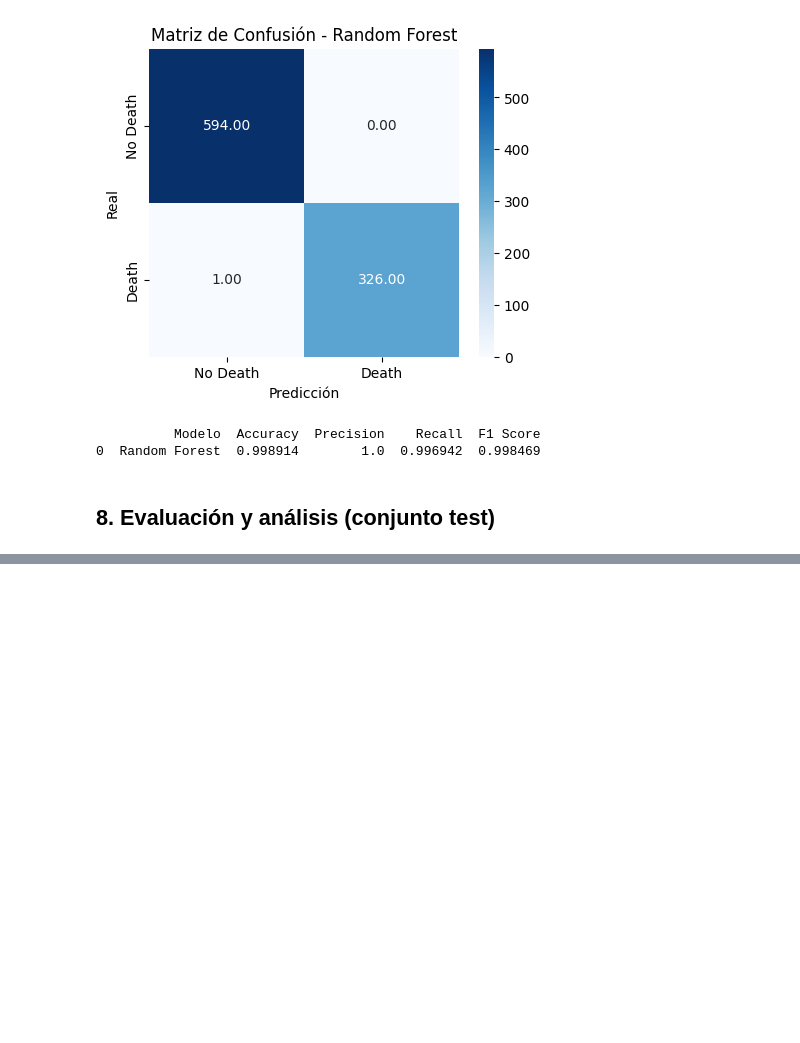
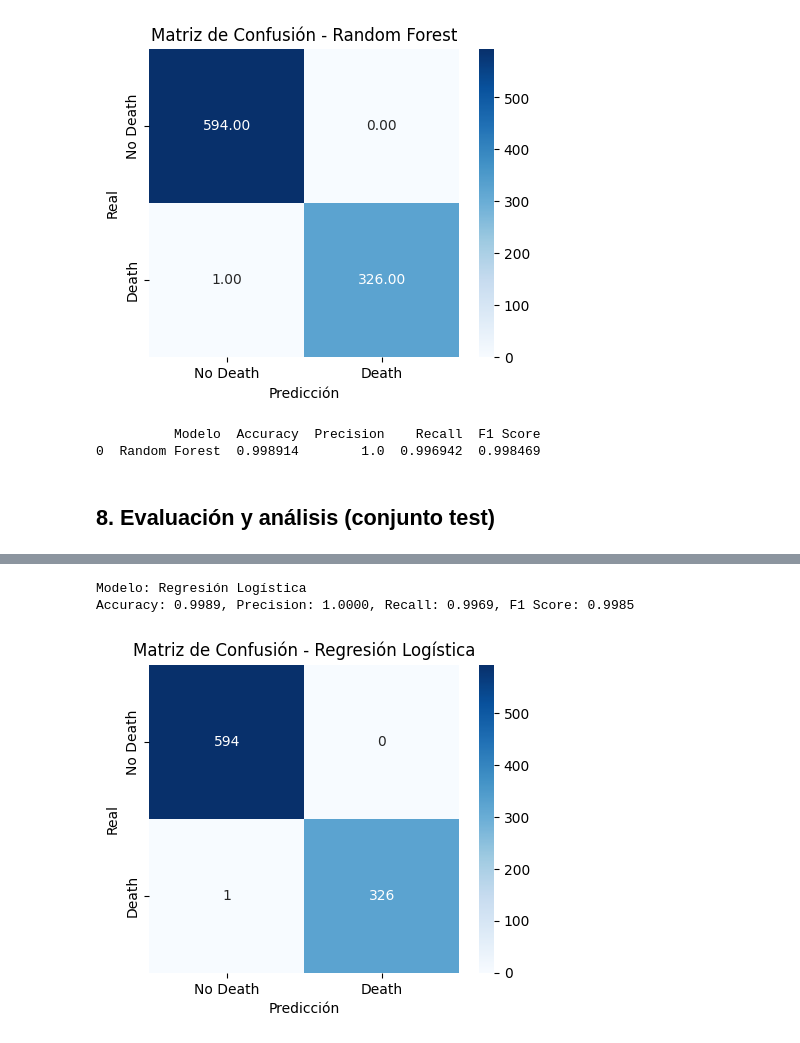
Before and after one commit to angelgvill/DS102024, a Jupyter notebook: 3-MachineLearning/2-Supervisado/Ejercicios/ejercicio_Kaggle2_setas.ipynb, the cells around one changed output, grey strips where cells are left out. Cells and saved outputs as stored; diff of their text form; code cells hidden in the pictures; blank space fills up the shorter version.

```diff
--- a/3-MachineLearning/2-Supervisado/Ejercicios/ejercicio_Kaggle2_setas.ipynb
+++ b/3-MachineLearning/2-Supervisado/Ejercicios/ejercicio_Kaggle2_setas.ipynb
@@ -1375,0 +1477,7 @@ print(resultados)
+# %%
+correlaciones = df_reducidoP1.corr()["class_poisonous"].abs().sort_values(ascending=False)
+top_features = correlaciones[correlaciones > 0.1].index  # Se pueden ajustar los valores
+df_reducidoP2 = df_reducidoP1[top_features]
+
+#llamaré a este dataframe resultante Parquet Reducido2
+print (f'Dimensiones df_reducidoP2 {df_reducidoP2.shape}')
@@ -1375,0 +1486,12 @@ print(resultados)
+# %%
+X = df_reducidoP2.drop(columns=["class_poisonous"])
+y = df_reducidoP2["class_poisonous"]
+
+model = RandomForestClassifier()
+selector = RFE(model, n_features_to_select=30)  # Ajusta a la mitad de las columnas que tengo
+X_new = selector.fit_transform(X, y)
+selected_features = X.columns[selector.get_support()]
+df_reducidoP3 = df_reducidoP2[selected_features.insert(0, "class_poisonous")]
+
+#llamaré a este dataframe resultante Parquet Reducido3
+print (f'Dimensiones df_reducidoP3 {df_reducidoP3.shape}')
@@ -1375,0 +1534,40 @@ print(resultados)
+# %%
+# Cargar datos
+X, y = df_Ppca.drop(columns=["class_poisonous"]), df_Ppca["class_poisonous"]
+
+# División en entrenamiento y validación (80%-20%)
+X_train, X_valid, y_train, y_valid = train_test_split(X, y, test_size=0.2, random_state=42, stratify=y)
+
+# Modelo: Regresión Logística
+modeloLR = LogisticRegression(max_iter=1000)
+modeloLR.fit(X_train, y_train)
+
+# Validación cruzada con predicciones
+skf = StratifiedKFold(n_splits=5, shuffle=True, random_state=42)
+y_pred = cross_val_predict(modeloLR, X_valid, y_valid, cv=skf)
+
+# Calcular matriz de confusión
+cm = confusion_matrix(y_valid, y_pred)
+
+# Reporte de clasificación
+reporte = classification_report(y_valid, y_pred, output_dict=True)
+accuracy = reporte["accuracy"]
+precision = reporte["1"]["precision"]
+recall = reporte["1"]["recall"]
+f1_score = reporte["1"]["f1-score"]
+
+# Imprimir métricas
+print(f"Modelo: Regresión Logística")
+print(f"Accuracy: {accuracy:.4f}, Precision: {precision:.4f}, Recall: {recall:.4f}, F1 Score: {f1_score:.4f}")
+
+# Graficar matriz de confusión
+plt.figure(figsize=(5, 4))
+sns.heatmap(cm, annot=True, fmt="d", cmap="Blues", xticklabels=["No Death", "Death"], yticklabels=["No Death", "Death"])
+plt.xlabel("Predicción")
+plt.ylabel("Real")
+plt.title("Matriz de Confusión - Regresión Logística")
+plt.show()
+# %% [output]
+Modelo: Regresión Logística
+Accuracy: 0.9989, Precision: 1.0000, Recall: 0.9969, F1 Score: 0.9985
+[figure, added]
```
Also changed, not shown: parts of 28 cells of this notebook, 3 other files.
